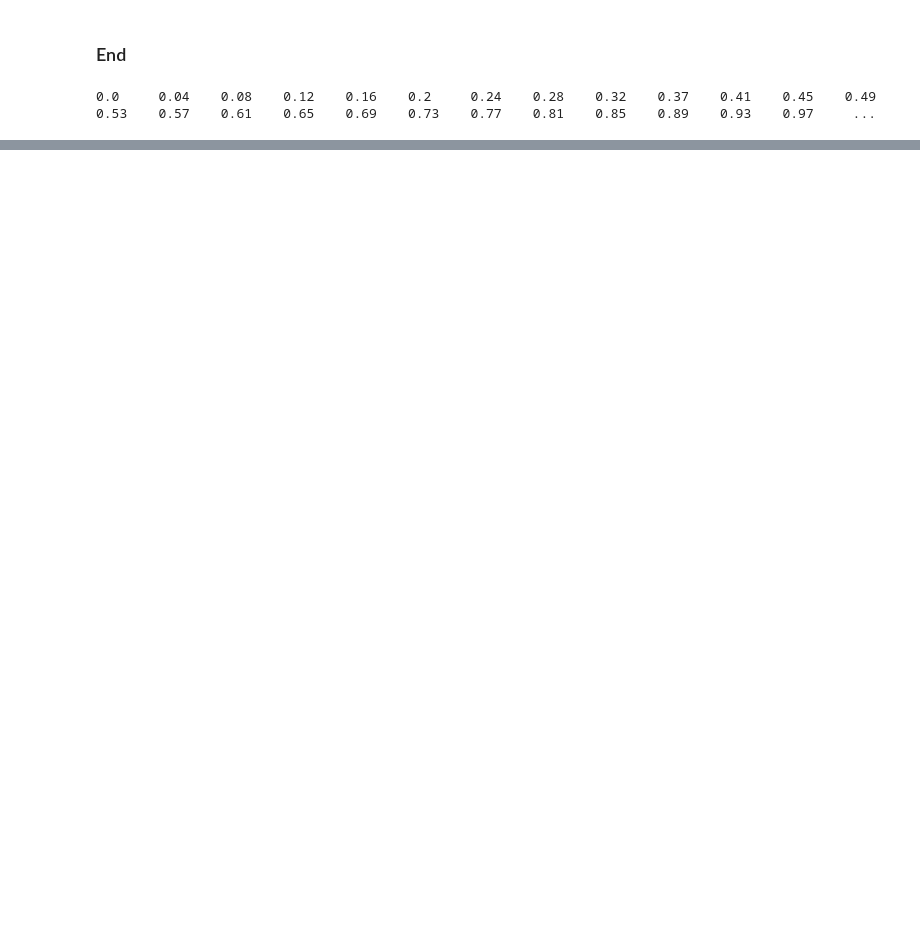
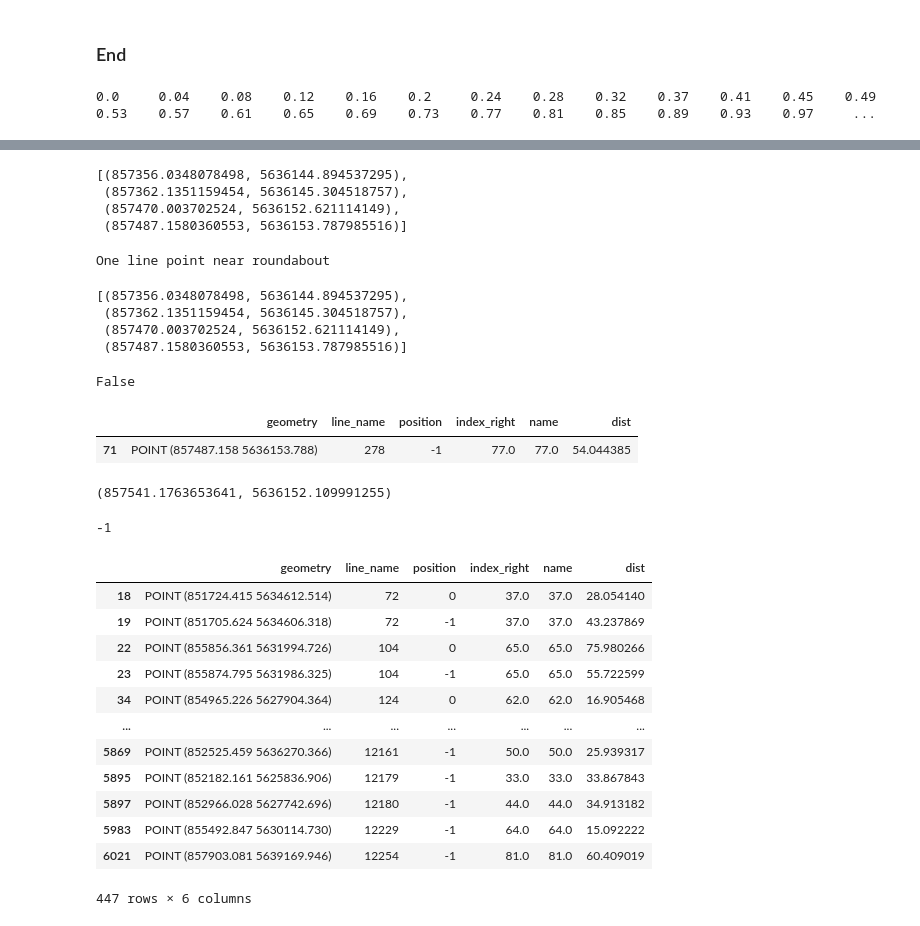
Before and after one commit to achic19/micro_walking, a Jupyter notebook: notebook/output/turin/data_from_osm.ipynb, the cells around one changed output, grey strips where cells are left out. Drawn from its saved outputs; the diff is of its cells as text; code cells hidden in the pictures; blank space fills up the shorter version.

Commit message:
roundabout_update code

```diff
--- a/notebook/output/turin/data_from_osm.ipynb
+++ b/notebook/output/turin/data_from_osm.ipynb
@@ -315,0 +317,5 @@ not_connected_lines = [j for i, j in enumerate(deadend) if deadend[:i].count(j)
+# %%
+first_last_dic = {'geometry':[],'line_name':[],'position':[]}
+drop_short.apply(first_last_pnt_of_line,axis=1)
+first_last_gdf = GeoDataFrame(first_last_dic,crs=project_crs)
+first_last_gdf.to_file(f'{path_deadend}/first_last_pnts.shp')
@@ -315,0 +350,63 @@ not_connected_lines = [j for i, j in enumerate(deadend) if deadend[:i].count(j)
+# %%
+# Spatial join between roundabout centroid to nearby dead end lines
+centroid = gpd.read_file(f'{path_round_about}/centroid.shp')
+s_join = gpd.sjoin_nearest(left_df= first_last_gdf, right_df= centroid, how='left', max_distance=100,distance_col= 'dist').dropna(subset='dist')
+# s_join['geometry'] = s_join.apply(update_geometry,axis=1)
+s_join.to_file(f'{path_deadend}/roundabout_near_pnts.shp')
+# %%
+cur = drop_short.loc[278]
+points_lines = s_join[s_join['line_name']==cur.name]
+if len(points_lines)==0:
+    print('No roundabout nearby')
+
+geo = list(cur['geometry'].coords)
+geo
+# %% [output]
+[(857356.0348078498, 5636144.894537295),
+ (857362.1351159454, 5636145.304518757),
+ (857470.003702524, 5636152.621114149),
+ (857487.1580360553, 5636153.787985516)]
+# %%
+if len(points_lines) ==1:
+    print('One line point near roundabout')
+    geo[points_lines['position'].item()]== centroid.loc[points_lines['index_right'].item()]['geometry'].coords[0]
+geo
+# %% [output]
+One line point near roundabout
+[(857356.0348078498, 5636144.894537295),
+ (857362.1351159454, 5636145.304518757),
+ (857470.003702524, 5636152.621114149),
+ (857487.1580360553, 5636153.787985516)]
+# %%
+geo[points_lines['position'].item()]== centroid.loc[points_lines['index_right'].item()]['geometry'].coords[0]
+# %% [output]
+False
+# %%
+points_lines
+# %% [output]
+|  | geometry | line_name | position | index_right | name | dist |
+| 71 | POINT (857487.158 5636153.788) | 278 | -1 | 77.0 | 77.0 | 54.044385 |
+# %%
+points_lines['index_right'].item()]['geometry'].coords[0]
+# %% [output]
+(857541.1763653641, 5636152.109991255)
+# %%
+points_lines['position'].item()
+# %% [output]
+-1
+# %%
+s_join
+# %% [output]
+|  | geometry | line_name | position | index_right | name | dist |
+| 18 | POINT (851724.415 5634612.514) | 72 | 0 | 37.0 | 37.0 | 28.054140 |
+| 19 | POINT (851705.624 5634606.318) | 72 | -1 | 37.0 | 37.0 | 43.237869 |
+| 22 | POINT (855856.361 5631994.726) | 104 | 0 | 65.0 | 65.0 | 75.980266 |
+| 23 | POINT (855874.795 5631986.325) | 104 | -1 | 65.0 | 65.0 | 55.722599 |
+| 34 | POINT (854965.226 5627904.364) | 124 | 0 | 62.0 | 62.0 | 16.905468 |
+| ... | ... | ... | ... | ... | ... | ... |
+| 5869 | POINT (852525.459 5636270.366) | 12161 | -1 | 50.0 | 50.0 | 25.939317 |
+| 5895 | POINT (852182.161 5625836.906) | 12179 | -1 | 33.0 | 33.0 | 33.867843 |
+| 5897 | POINT (852966.028 5627742.696) | 12180 | -1 | 44.0 | 44.0 | 34.913182 |
+| 5983 | POINT (855492.847 5630114.730) | 12229 | -1 | 64.0 | 64.0 | 15.092222 |
+| 6021 | POINT (857903.081 5639169.946) | 12254 | -1 | 81.0 | 81.0 | 60.409019 |
+447 rows × 6 columns
```
Also changed, not shown: parts of 15 cells of this notebook.
